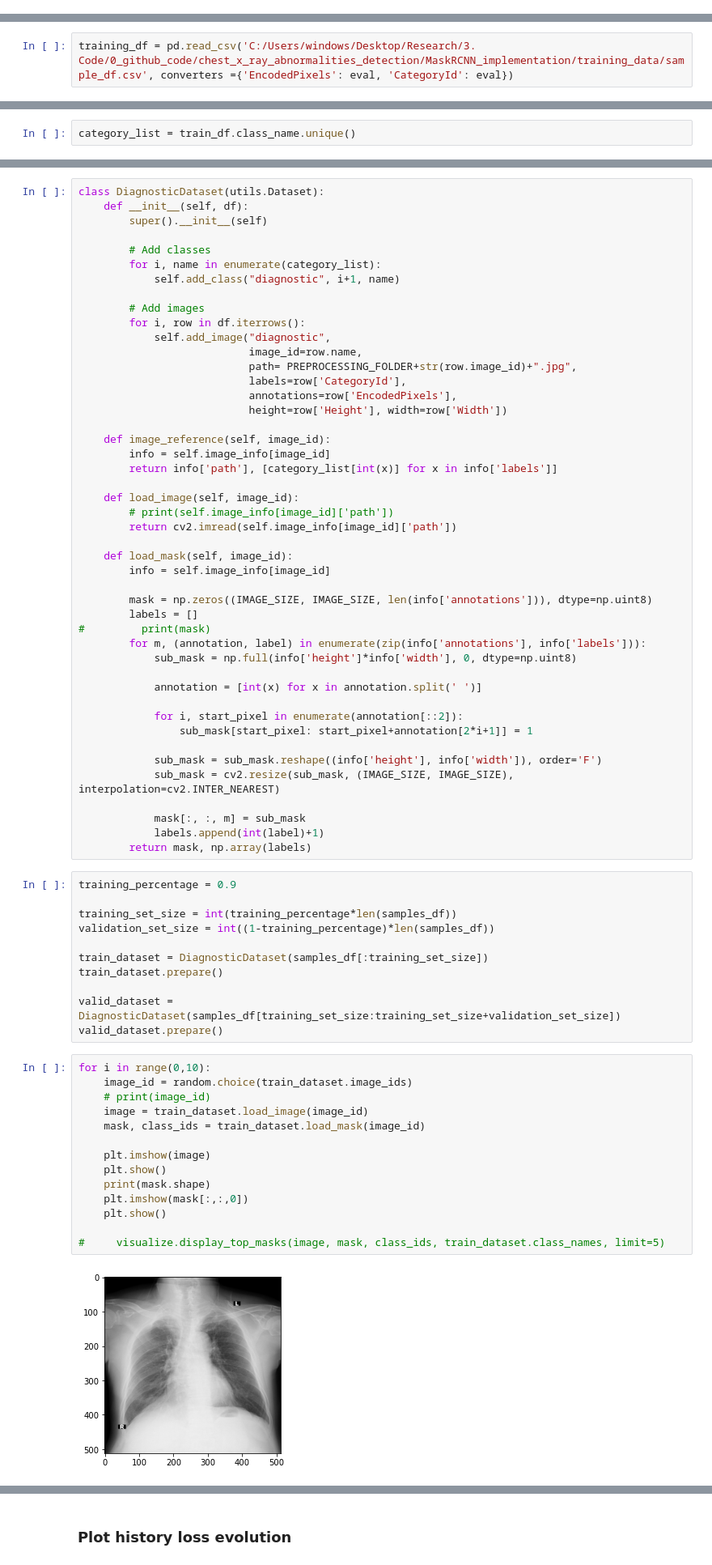
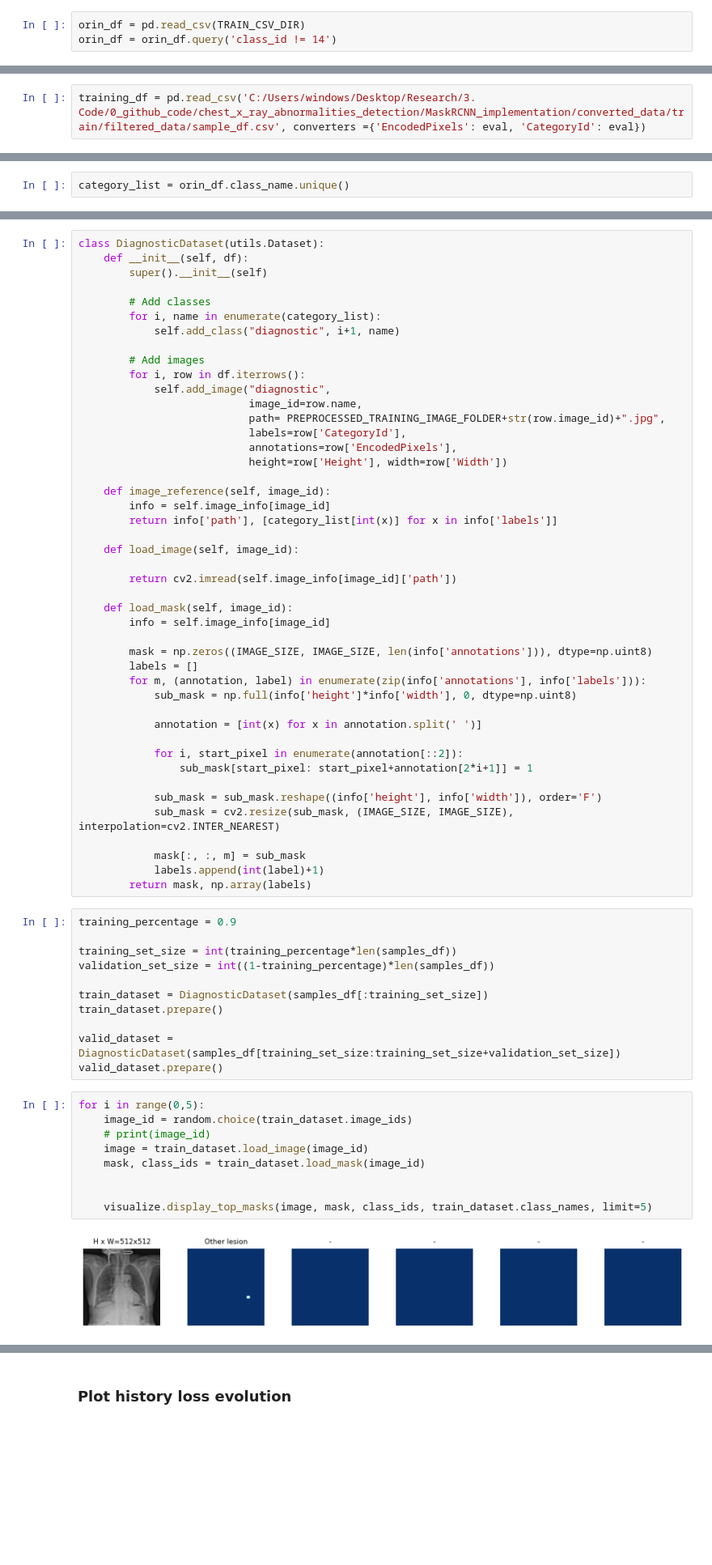
Before and after one commit to daitranskku/chest_x_ray_abnormalities_detection, a Jupyter notebook: MaskRCNN_implementation/training.ipynb, the cells around one changed output, grey strips where cells are left out. Shown at 81% size. Cells and saved outputs as stored; diff of their text form; blank space fills up the shorter version.

Commit message:
Update training

```diff
--- a/MaskRCNN_implementation/training.ipynb
+++ b/MaskRCNN_implementation/training.ipynb
@@ -41,3 +38,6 @@ train_df = train_df[train_df['class_name'] != 'No finding']
+# %%
+orin_df = pd.read_csv(TRAIN_CSV_DIR)
+orin_df = orin_df.query('class_id != 14')
 # %% [markdown]
 ### Helper functions for converting bounding boxes to the right format for Mask RCNN
 # %%
@@ -80,5 +82,5 @@ def dicom2array(path, voi_lut=True, fix_monochrome=True):
 # %%
-training_df = pd.read_csv('C:/Users/windows/Desktop/Research/3. Code/0_github_code/chest_x_ray_abnormalities_detection/MaskRCNN_implementation/training_data/sample_df.csv', converters ={'EncodedPixels': eval, 'CategoryId': eval})
+training_df = pd.read_csv('C:/Users/windows/Desktop/Research/3. Code/0_github_code/chest_x_ray_abnormalities_detection/MaskRCNN_implementation/converted_data/train/filtered_data/sample_df.csv', converters ={'EncodedPixels': eval, 'CategoryId': eval})
 # %%
 samples_df = training_df
 samples_df
@@ -175,5 +161,5 @@ samples_df
 # %%
-category_list = train_df.class_name.unique()
+category_list = orin_df.class_name.unique()
 # %%
 category_list
 # %% [output]
@@ -194,7 +180,7 @@ class DiagnosticDataset(utils.Dataset):
         for i, row in df.iterrows():
             self.add_image("diagnostic",
                            image_id=row.name,
-                           path= PREPROCESSING_FOLDER+str(row.image_id)+".jpg",
+                           path= PREPROCESSED_TRAINING_IMAGE_FOLDER+str(row.image_id)+".jpg",
                            labels=row['CategoryId'],
                            annotations=row['EncodedPixels'],
                            height=row['Height'], width=row['Width'])
@@ -204,7 +190,7 @@ class DiagnosticDataset(utils.Dataset):
         return info['path'], [category_list[int(x)] for x in info['labels']]
 
     def load_image(self, image_id):
-        # print(self.image_info[image_id]['path'])
+
         return cv2.imread(self.image_info[image_id]['path'])
 
     def load_mask(self, image_id):
@@ -212,7 +198,6 @@ class DiagnosticDataset(utils.Dataset):
 
         mask = np.zeros((IMAGE_SIZE, IMAGE_SIZE, len(info['annotations'])), dtype=np.uint8)
         labels = []
-#         print(mask)
         for m, (annotation, label) in enumerate(zip(info['annotations'], info['labels'])):
             sub_mask = np.full(info['height']*info['width'], 0, dtype=np.uint8)
 
@@ -239,18 +224,13 @@ train_dataset.prepare()
 valid_dataset = DiagnosticDataset(samples_df[training_set_size:training_set_size+validation_set_size])
 valid_dataset.prepare()
 # %%
-for i in range(0,10):
+for i in range(0,5):
     image_id = random.choice(train_dataset.image_ids)
     # print(image_id)
     image = train_dataset.load_image(image_id)
     mask, class_ids = train_dataset.load_mask(image_id)
 
-    plt.imshow(image)
-    plt.show()
-    print(mask.shape)
-    plt.imshow(mask[:,:,0])
-    plt.show()
 
-#     visualize.display_top_masks(image, mask, class_ids, train_dataset.class_names, limit=5)
+    visualize.display_top_masks(image, mask, class_ids, train_dataset.class_names, limit=5)
 # %% [output]
-[figure, old version]
+[figure, new version]
```
Also changed, not shown: parts of 12 cells of this notebook, 6 other files.
